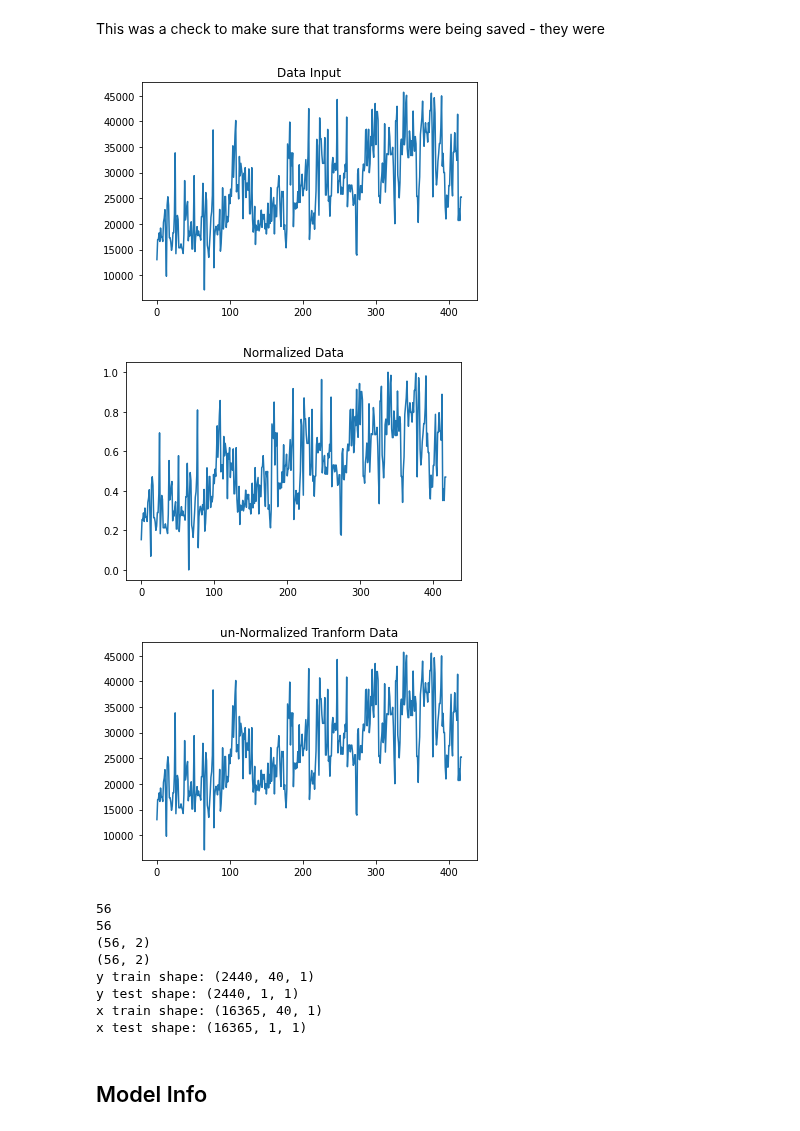
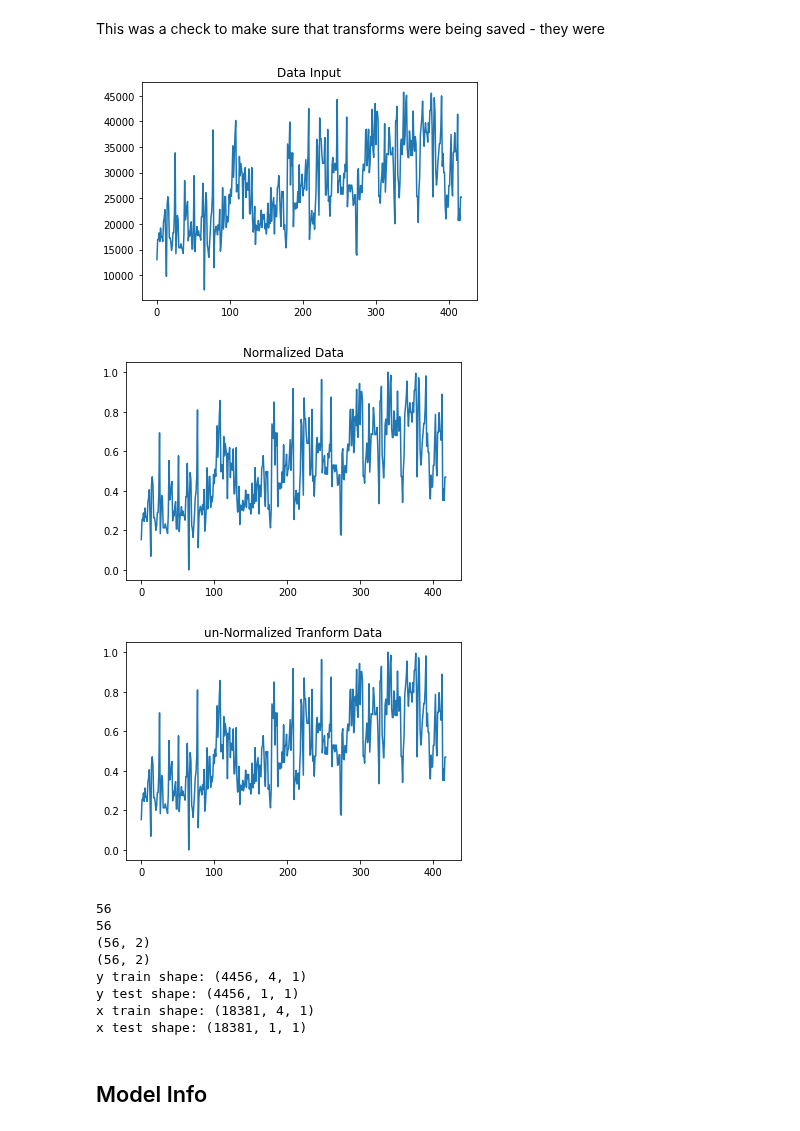
Before and after one commit to Abuynits/TE_Connect, a Jupyter notebook: sales_forcasting.ipynb, the cells around one changed output. Drawn from its saved outputs; the diff is of its cells as text; code cells hidden in the pictures.

Commit message:
added display for data, fixed massive bug

```diff
--- a/sales_forcasting.ipynb
+++ b/sales_forcasting.ipynb
@@ -213,12 +213,13 @@ class Data_Prep:
     # must contain each one of these labels
     data_filter = ["Asia Pacific & ANZ","Channel - Industrial"]
     # collumns of interest
-    input_data_cols = ["sales_amount", "sales_quantity", "Price"]
-    #input_data_cols = ["sales_amount"]
+#    input_data_cols = ["sales_amount", "sales_quantity", "Price"] # add features to end to make itself predict the output col - lstm not limit to 1 feature
+    input_data_cols = ["sales_amount"]
     output_data_cols = ["sales_amount"]
     percent = 0.8 # test-train split percentage
-    lookback = 40 # number of units used to make prediction
+    lookback = 4 # number of units used to make prediction
     predict = 1 # number of units that will be predicted
+    check_dl = False # debugging purposes for checking if dataloader works
 # %%
 
 for group in groups:
@@ -261,17 +262,19 @@ def key_filter_match(name,data_filter):
 def transform_norm_rem_out(grouped_df, input_data_cols,output_data_cols,data_filter):
     transformed_data = {}
     reg_data = {}
-    transformations = {}
+    input_transformations = {}
+    output_transformations = {}
     display_once = True
     count = 0
     data_cols = input_data_cols + list(set(output_data_cols) - set(input_data_cols))
 
     for name, group in grouped_df:
+        for col in data_cols:
+            if len(group[col]) == 0:
+                raise Exception("Collumn does not exist!")
+
         if key_filter_match(name,data_filter):
-            for col in data_cols:
 
-                if len(group[col]) == 0:
-                    raise Exception("Collumn does not exist!")
                 # removeOutliers(group[col],col)
                 # interpolate the mission values
 
@@ -283,8 +286,12 @@ def transform_norm_rem_out(grouped_df, input_data_cols,output_data_cols,data_fil
                                 0).reset_index(drop=True)
 
             reg_data[name] = group.copy()
-            transformations[name] = scalar.fit(group[data_cols])
-            group[data_cols] = scalar.fit_transform(group[data_cols])
+            input_transformations[name] = scalar.fit(group[input_data_cols])
+            group[input_data_cols] = scalar.fit_transform(group[input_data_cols])
+
+            output_transformations[name] = scalar.fit(group[output_data_cols])
+            group[output_data_cols] = scalar.fit_transform(group[output_data_cols])
+
             transformed_data[name] = group
             if display_once:
                 print("\n")
@@ -294,11 +301,9 @@ def transform_norm_rem_out(grouped_df, input_data_cols,output_data_cols,data_fil
             count += 1
             print(count, "/", len(grouped_df), end="\r")
 
-
-
-    return reg_data, transformed_data, transformations
+    return reg_data, transformed_data, input_transformations, output_transformations
 # %%
-reg_data,transformed_data, transformations = transform_norm_rem_out(
+reg_data,transformed_data, input_transformations,output_transformations = transform_norm_rem_out(
     grouped_df, Data_Prep.input_data_cols,Data_Prep.output_data_cols, Data_Prep.data_filter)
 # %% [output]
 ('001', 'Asia Pacific & ANZ', 'Channel - Industrial')
@@ -321,25 +326,25 @@ This was a check to make sure that transforms were being saved - they were
 # %%
 k = '202', 'Asia Pacific & ANZ', 'Channel - Industrial'
 
 #display(transformed_data[k])
 plt.title("Data Input")
 plt.plot(reg_data[k]['sales_amount'])
 plt.show()
 plt.title("Normalized Data")
 plt.plot(transformed_data[k]['sales_amount'])
 plt.show()
-transform = transformations[k]
+transform = output_transformations[k]
 plt.title("un-Normalized Tranform Data")
-inv_t_data = transform.inverse_transform(transformed_data[k][Data_Prep.input_data_cols])
+inv_t_data = transform.inverse_transform(transformed_data[k][Data_Prep.output_data_cols])
 #display(inv_t_data)
 #print(np.asarray(inv_t_data).shape)
 plt.plot(inv_t_data)
 plt.show()
 # shape is __ x 3
 # %% [output]
 [figure]
 [figure]
-[figure, old version]
+[figure, new version]
 # %%
 
 def prep_data(data, past, future, input_data_cols,output_data_cols):
@@ -418,10 +423,10 @@ print("x test shape:",test_x.shape)
 56
 (56, 2)
 (56, 2)
-y train shape: (2440, 40, 1)
-y test shape: (2440, 1, 1)
-x train shape: (16365, 40, 1)
-x test shape: (16365, 1, 1)
+y train shape: (4456, 4, 1)
+y test shape: (4456, 1, 1)
+x train shape: (18381, 4, 1)
+x test shape: (18381, 1, 1)
 # %% [markdown]
 ## Model Info
 # %%
```
Also changed, not shown: parts of 12 cells of this notebook, 1 other file.
